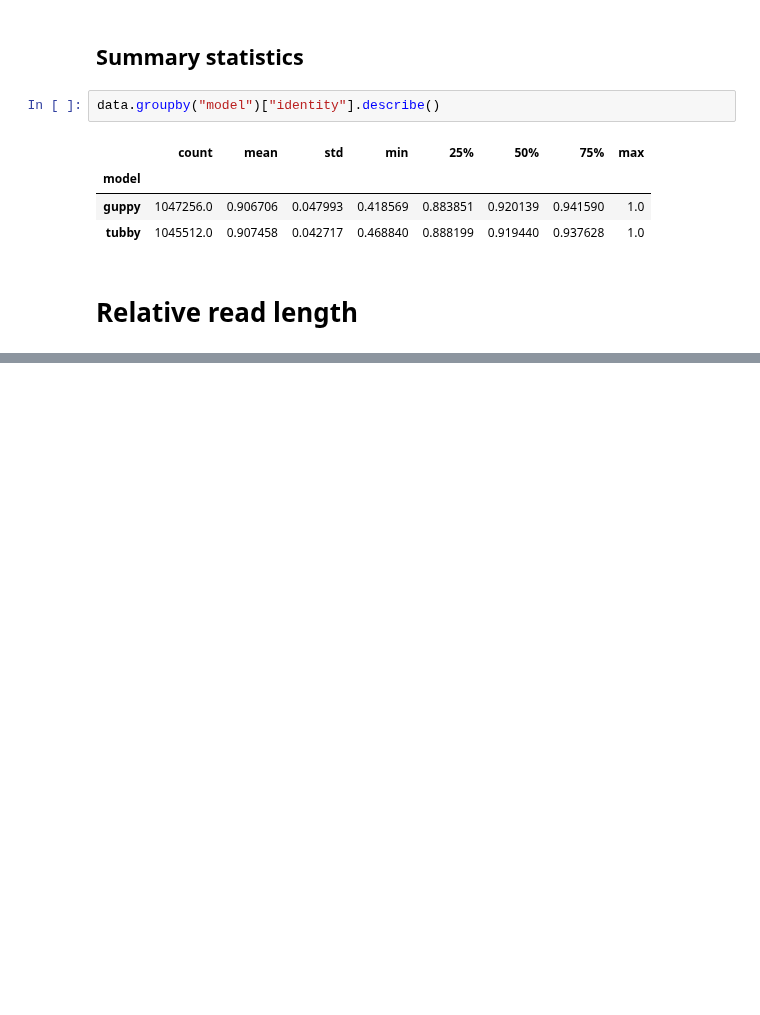
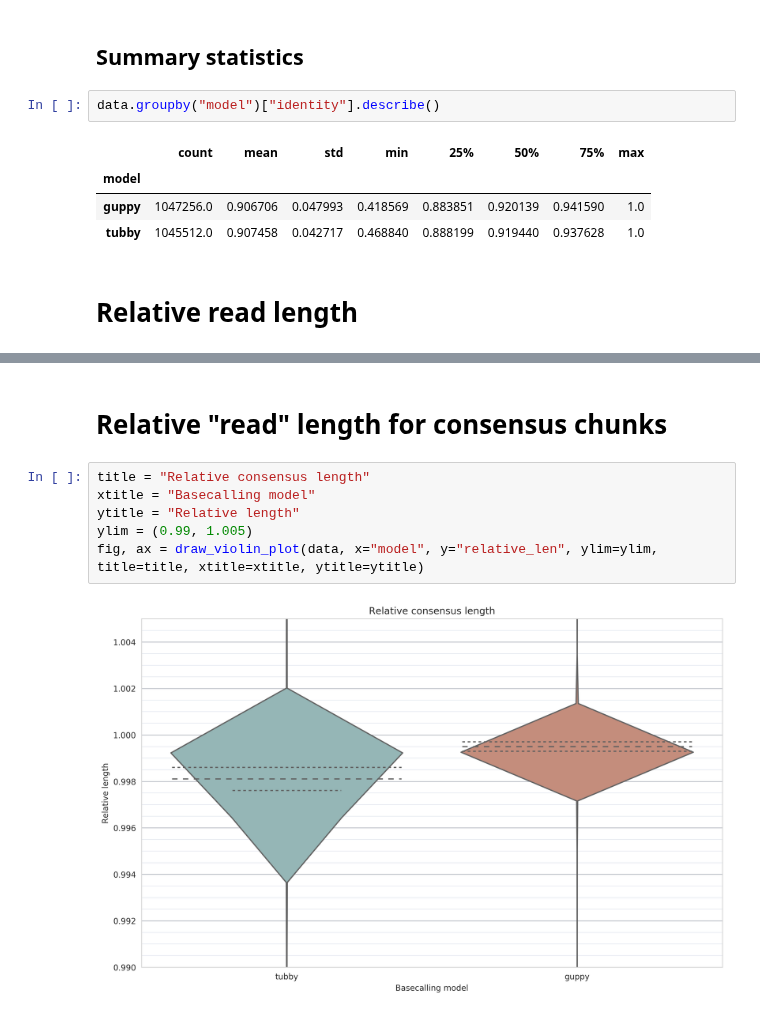
Before and after one commit to mbhall88/head_to_head_pipeline, a Jupyter notebook: analysis/basecall_training/report/report.ipynb, the cells around one changed output, grey strips where cells are left out. Cells and saved outputs as stored; diff of their text form; blank space fills up the shorter version.

```diff
--- a/analysis/basecall_training/report/report.ipynb
+++ b/analysis/basecall_training/report/report.ipynb
@@ -129,0 +190,10 @@ sns.catplot(x="model", y="relative_len", kind="boxen", data=data, height=8, aspe
+# %% [markdown]
+# Relative "read" length for consensus chunks
+# %%
+title = "Relative consensus length"
+xtitle = "Basecalling model"
+ytitle = "Relative length"
+ylim = (0.99, 1.005)
+fig, ax = draw_violin_plot(data, x="model", y="relative_len", ylim=ylim, title=title, xtitle=xtitle, ytitle=ytitle)
+# %% [output]
+[figure, added]
```
Also changed, not shown: parts of 17 cells of this notebook.
